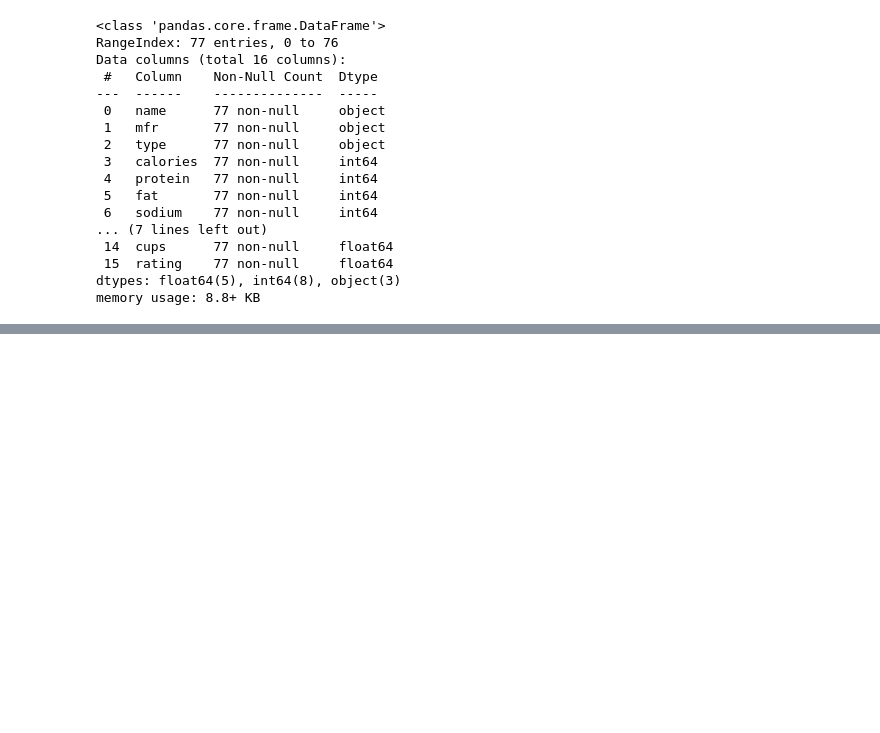
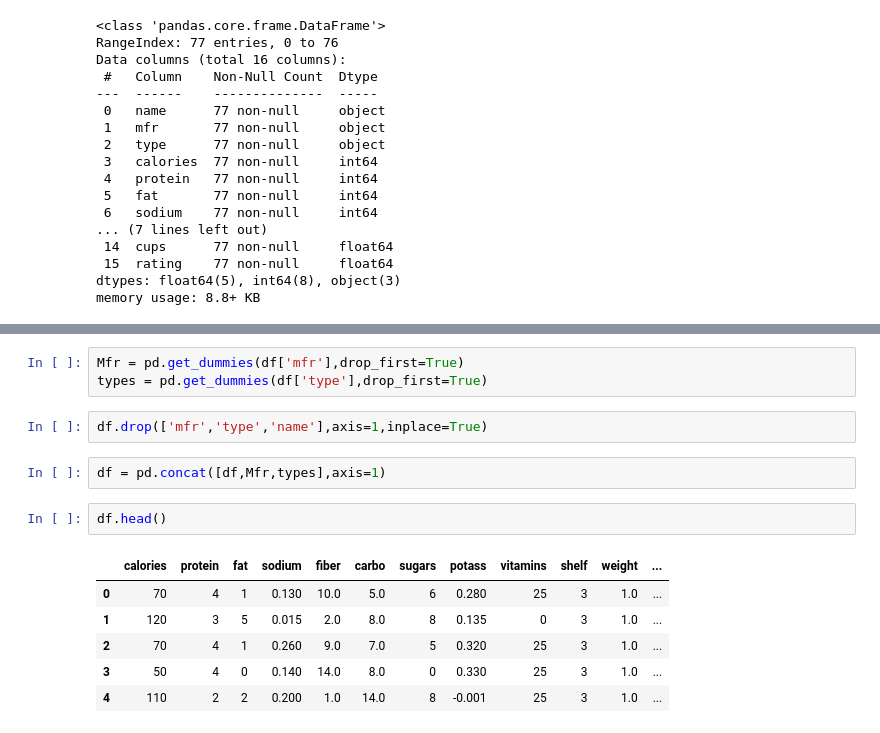
Before and after one commit to AkCoding/cereal, a Jupyter notebook: cereal.ipynb, the cells around one changed output, grey strips where cells are left out. Cells and saved outputs as stored; diff of their text form; blank space fills up the shorter version.

```diff
--- a/cereal.ipynb
+++ b/cereal.ipynb
@@ -56,0 +129,16 @@ df.describe(include=['O'])
+# %%
+Mfr = pd.get_dummies(df['mfr'],drop_first=True)
+types = pd.get_dummies(df['type'],drop_first=True)
+# %%
+df.drop(['mfr','type','name'],axis=1,inplace=True)
+# %%
+df = pd.concat([df,Mfr,types],axis=1)
+# %%
+df.head()
+# %% [output]
+|  | calories | protein | fat | sodium | fiber | carbo | sugars | potass | vitamins | shelf | weight | ... |
+| 0 | 70 | 4 | 1 | 0.130 | 10.0 | 5.0 | 6 | 0.280 | 25 | 3 | 1.0 | ... |
+| 1 | 120 | 3 | 5 | 0.015 | 2.0 | 8.0 | 8 | 0.135 | 0 | 3 | 1.0 | ... |
+| 2 | 70 | 4 | 1 | 0.260 | 9.0 | 7.0 | 5 | 0.320 | 25 | 3 | 1.0 | ... |
+| 3 | 50 | 4 | 0 | 0.140 | 14.0 | 8.0 | 0 | 0.330 | 25 | 3 | 1.0 | ... |
+| 4 | 110 | 2 | 2 | 0.200 | 1.0 | 14.0 | 8 | -0.001 | 25 | 3 | 1.0 | ... |
```
Also changed, not shown: parts of 15 cells of this notebook.
